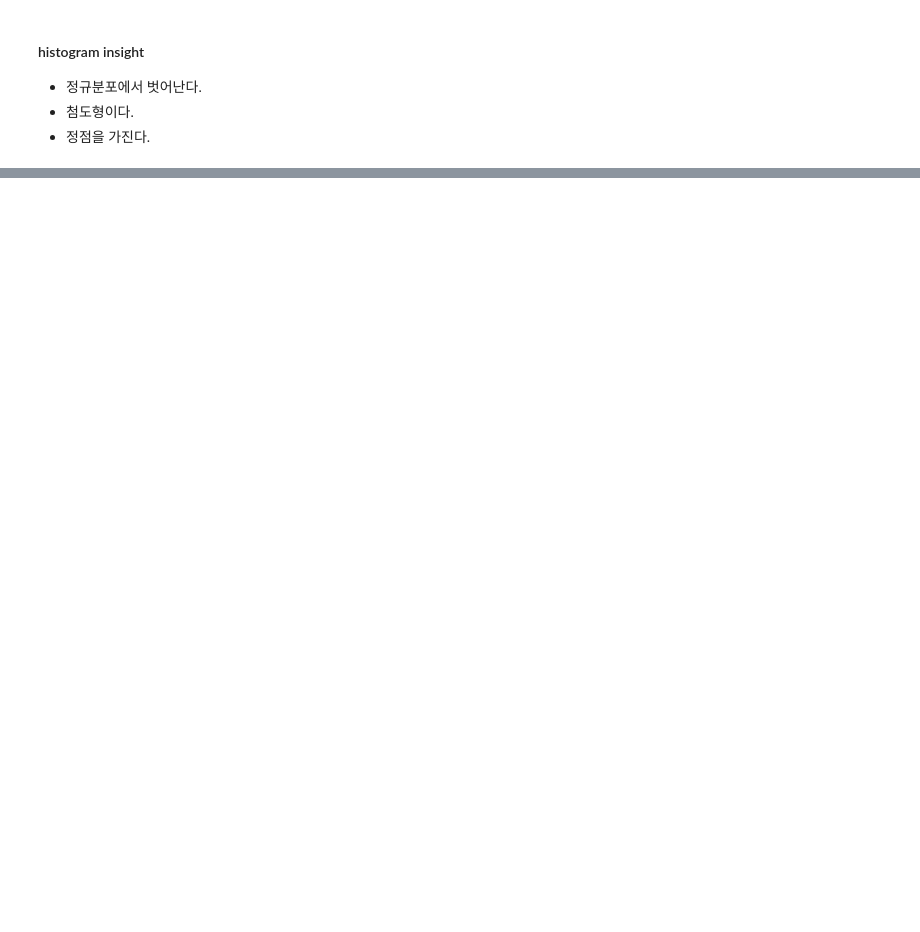
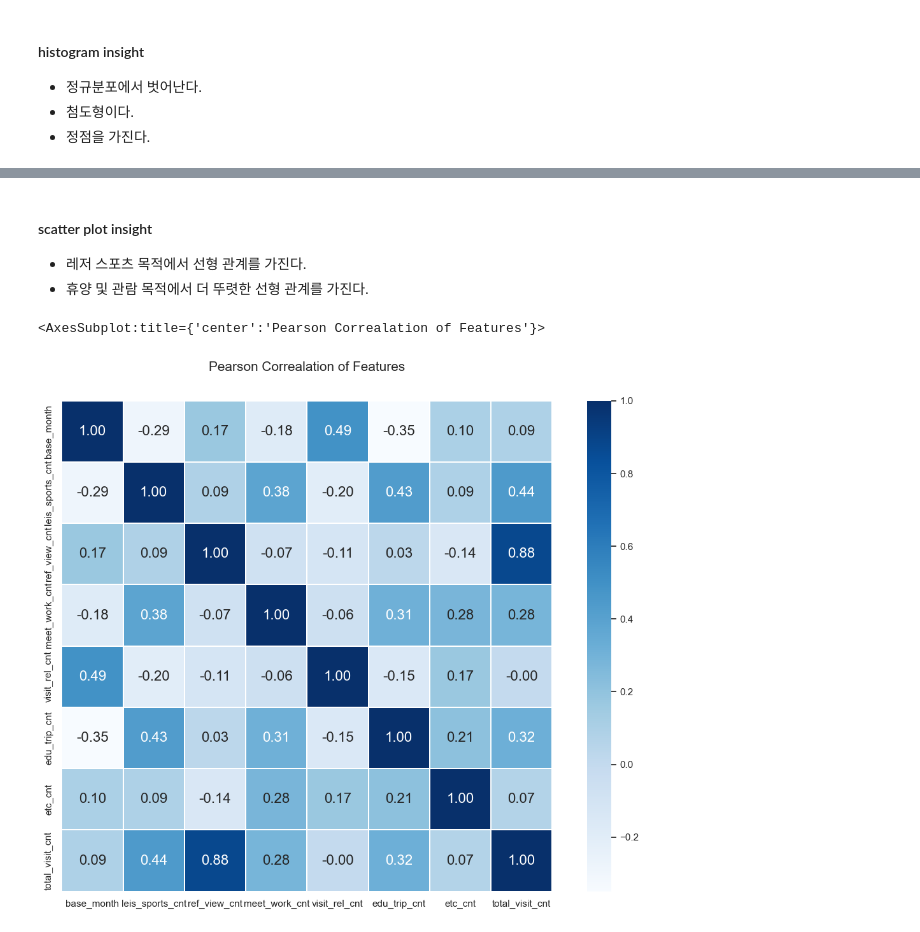
Before and after one commit to YuLim2/BigContest2022, a Jupyter notebook: BigContest2022.ipynb, the cells around one changed output, grey strips where cells are left out. Drawn from its saved outputs; the diff is of its cells as text; code cells hidden in the pictures; blank space fills up the shorter version.

```diff
--- a/BigContest2022.ipynb
+++ b/BigContest2022.ipynb
@@ -108,0 +119,14 @@ Kurtosis: 1.214166
+# %% [markdown]
+#### scatter plot insight
+- 레저 스포츠 목적에서 선형 관계를 가진다.
+- 휴양 및 관람 목적에서 더 뚜렷한 선형 관계를 가진다.
+# %%
+# heatmap
+colormap = plt.cm.Blues
+plt.figure(figsize=(14, 10))
+plt.title('Pearson Correalation of Features', y=1.05, size=15)
+sns.heatmap(df.astype(int).corr(), linewidths=0.1, vmax=1.0,
+           square=True, cmap=colormap, linecolor='white', annot=True, annot_kws={'size':16}, fmt='.2f')
+# %% [output]
+<AxesSubplot:title={'center':'Pearson Correalation of Features'}>
+[figure, added]
```
Also changed, not shown: parts of 13 cells of this notebook.
